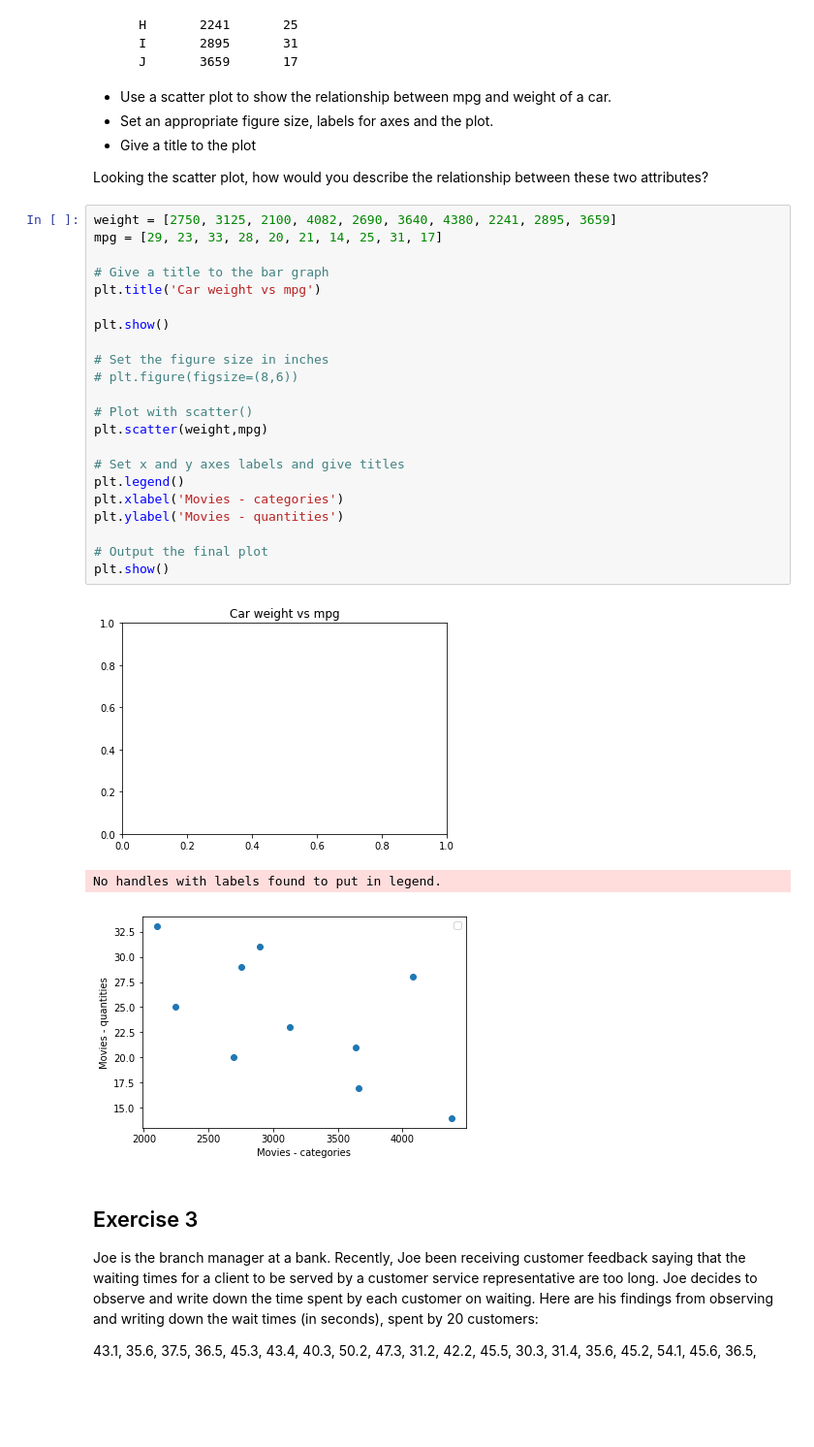
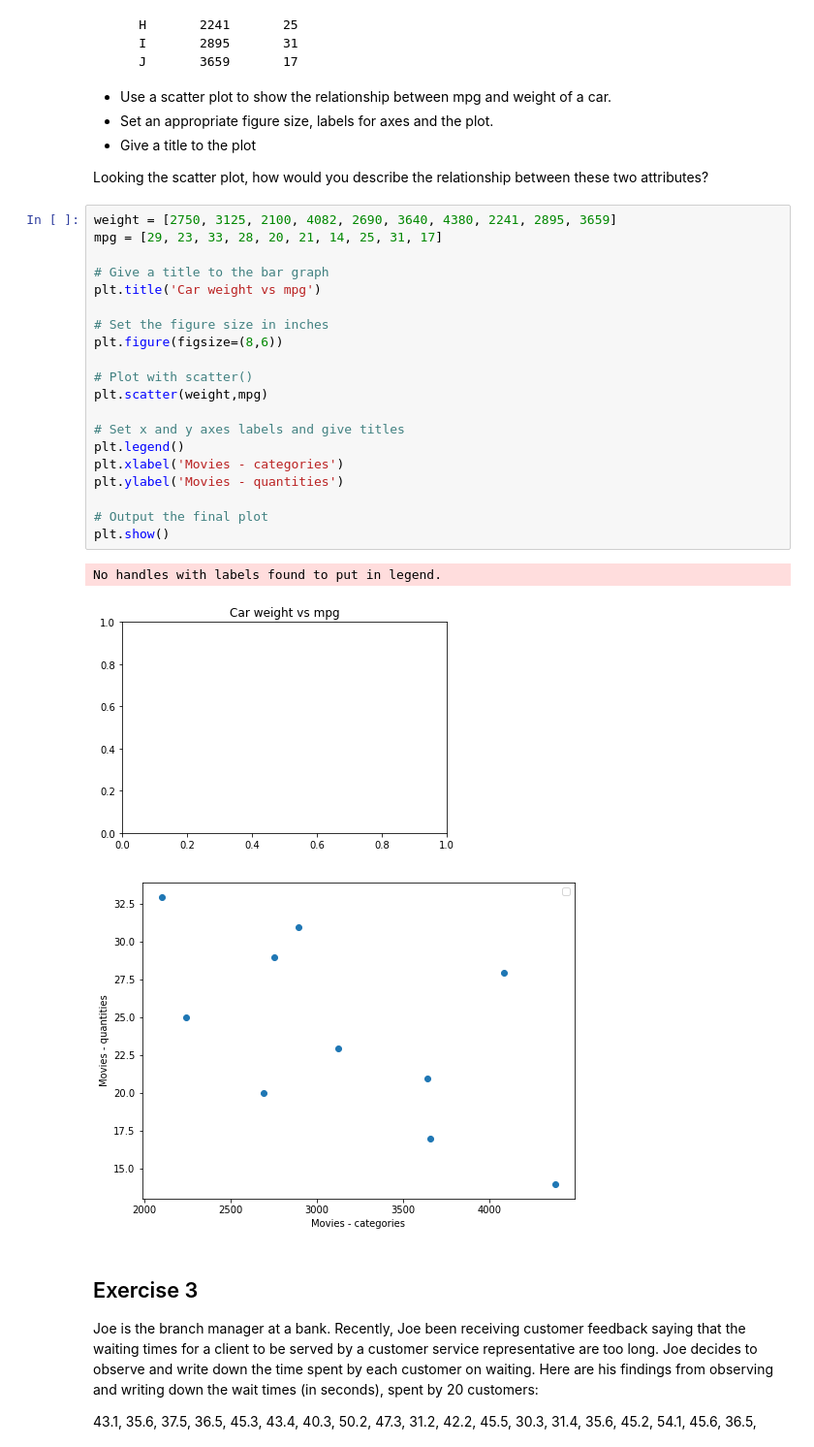
Before and after one commit to fleralle/dsc-data-viz-lab-houston-ds-042219, a Jupyter notebook: index.ipynb, the cells around one changed output. Shown at 97% size. Drawn from its saved outputs; the diff is of its cells as text; blank space fills up the shorter version.

```diff
--- a/index.ipynb
+++ b/index.ipynb
@@ -73,29 +73,27 @@ Looking the scatter plot, how would you describe the relationship between these
 # %%
 weight = [2750, 3125, 2100, 4082, 2690, 3640, 4380, 2241, 2895, 3659]
 mpg = [29, 23, 33, 28, 20, 21, 14, 25, 31, 17]
 
 # Give a title to the bar graph
 plt.title('Car weight vs mpg')
 
-plt.show()
-
 # Set the figure size in inches
-# plt.figure(figsize=(8,6))
+plt.figure(figsize=(8,6))
 
 # Plot with scatter()
 plt.scatter(weight,mpg)
 
 # Set x and y axes labels and give titles
 plt.legend()
 plt.xlabel('Movies - categories')
 plt.ylabel('Movies - quantities')
 
 # Output the final plot
 plt.show()
 # %% [output]
+No handles with labels found to put in legend.
 [figure]
-No handles with labels found to put in legend.
-[figure, old version]
+[figure, new version]
 # %% [markdown]
 ## Exercise 3
 
```
